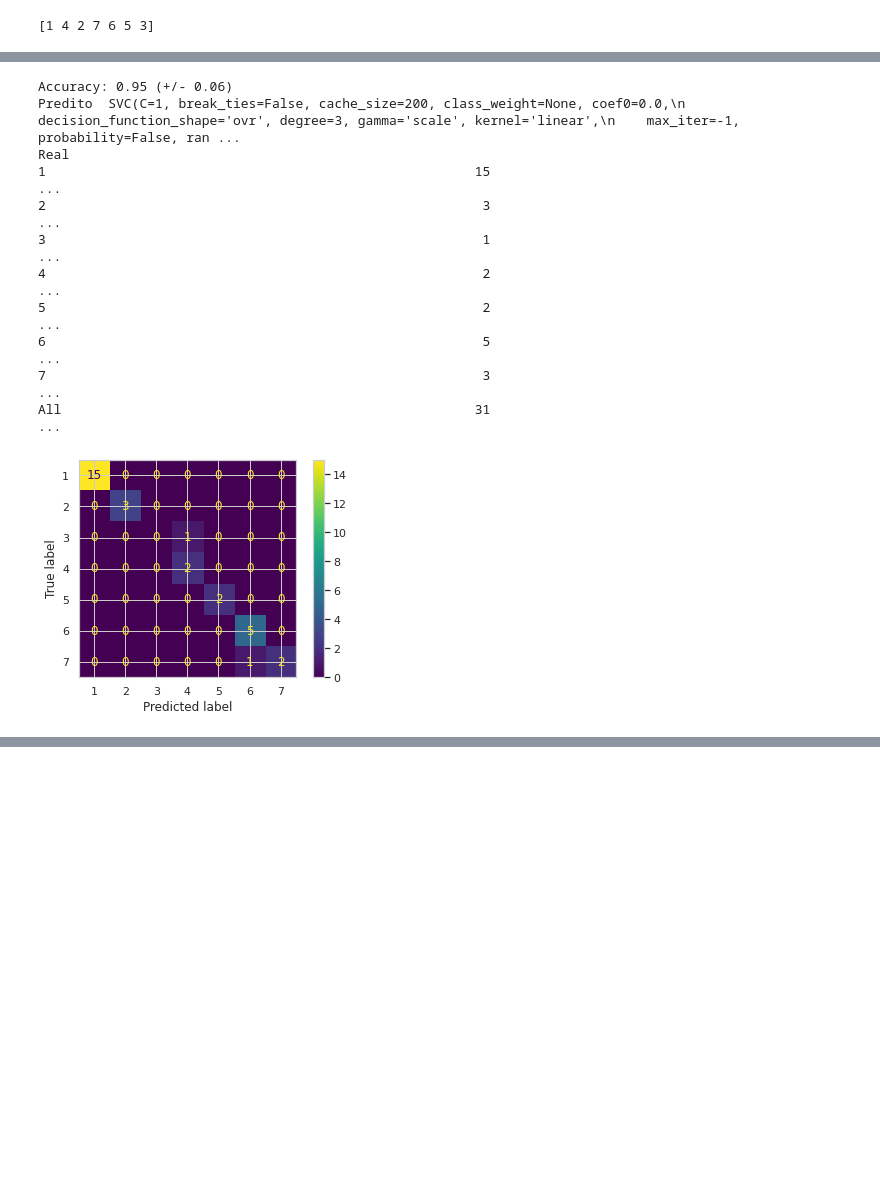
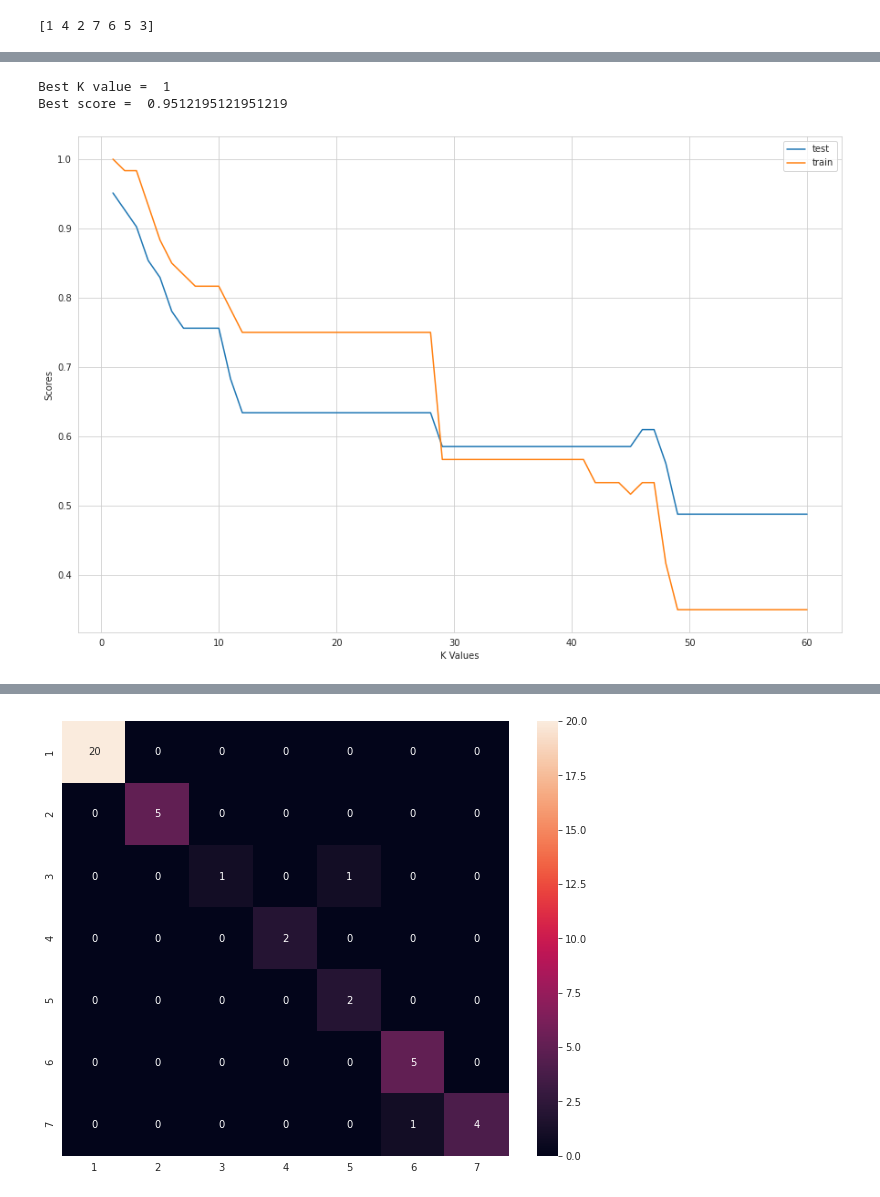
Before and after one commit to vertuam/Experimentos-CCE-UEL, a Jupyter notebook: ProjetoClassificacaoExercicio1.ipynb, the cells around one changed output, grey strips where cells are left out. Saved outputs shown, nothing was run; the diff lists cells and outputs as text; code cells hidden in the pictures; blank space fills up the shorter version.

```diff
--- a/ProjetoClassificacaoExercicio1.ipynb
+++ b/ProjetoClassificacaoExercicio1.ipynb
@@ -253,32 +221,45 @@ All                                                     31
-# %%
-# d) Implemente uma SVM e demonstre graficamente a melhor configuração de SVM (variando no mínimo kernel e cost);
-
-# SVM
-from sklearn.svm import SVC
-from sklearn.model_selection import cross_val_score
-from sklearn.metrics import plot_confusion_matrix
-
-clf = SVC(kernel='linear', C=1)
-clf.fit(X_train, y_train)
-SVC(random_state=0)
-
-print("Accuracy: %0.2f (+/- %0.2f)" % (score_svc.mean(), score_svc.std() * 2))
-
-# Matriz de confusão
-print(pd.crosstab(y_test, clf, rownames=['Real'], colnames=['Predito'], margins=True))
-
-plot_confusion_matrix(clf, X_test, y_test)
-plt.show()
-# %% [output]
-Accuracy: 0.95 (+/- 0.06)
-Predito  SVC(C=1, break_ties=False, cache_size=200, class_weight=None, coef0=0.0,\n    decision_function_shape='ovr', degree=3, gamma='scale', kernel='linear',\n    max_iter=-1, probability=False, ran ...
-Real
-1                                                       15                                                                                                                                               ...
-2                                                        3                                                                                                                                               ...
-3                                                        1                                                                                                                                               ...
-4                                                        2                                                                                                                                               ...
-5                                                        2                                                                                                                                               ...
-6                                                        5                                                                                                                                               ...
-7                                                        3                                                                                                                                               ...
-All                                                     31                                                                                                                                               ...
-[figure, removed]
+# %%
+# c) Implemente um k-NN e demonstre graficamente o melhor valor de "k" encontrado;
+from sklearn.neighbors import KNeighborsClassifier
+
+scr_max = 0
+knn_test_score_list = []
+knn_train_score_list = []
+
+for i in range(1,x_train.shape[0]+1):
+    knn = KNeighborsClassifier(n_neighbors = i)
+    knn.fit(x_train,y_train)
+    knn_test_scr = knn.score(x_test,y_test)
+    knn_test_score_list.append(knn_test_scr)
+    knn_train_scr = knn.score(x_train,y_train)
+    knn_train_score_list.append(knn_train_scr)
+    if knn_test_scr >= scr_max:
+        scr_max = knn_test_scr
+        index = i
+
+print("Best K value = ",index)
+print("Best score = ",scr_max)
+
+plt.figure(figsize = (15,10))
+plt.plot(range(1,x_train.shape[0]+1),knn_test_score_list,label = "test")
+plt.plot(range(1,x_train.shape[0]+1),knn_train_score_list,label = "train")
+plt.legend()
+plt.xlabel("K Values")
+plt.ylabel("Scores")
+plt.show()
+
+knn = KNeighborsClassifier(n_neighbors = 1)
+knn.fit(x_train,y_train)
+y_pred_knn = knn.predict(x_test)
+cr_knn = classification_report(y_test,y_pred_knn)
+cm_knn = confusion_matrix(y_test,y_pred_knn)
+print("confusion matrix : \n",cm_knn)
+print("classification report : \n",cr_knn)
+
+plt.figure(figsize = (10,8))
+sns.heatmap(cm_knn,annot = True,xticklabels = np.arange(1,8),yticklabels = np.arange(1,8))
+plt.show()
+# %% [output]
+Best K value =  1
+Best score =  0.9512195121951219
+[figure, added]
@@ -284,0 +283 @@ All                                                     31
+[figure, added]
```
Also changed, not shown: parts of 10 cells of this notebook.
